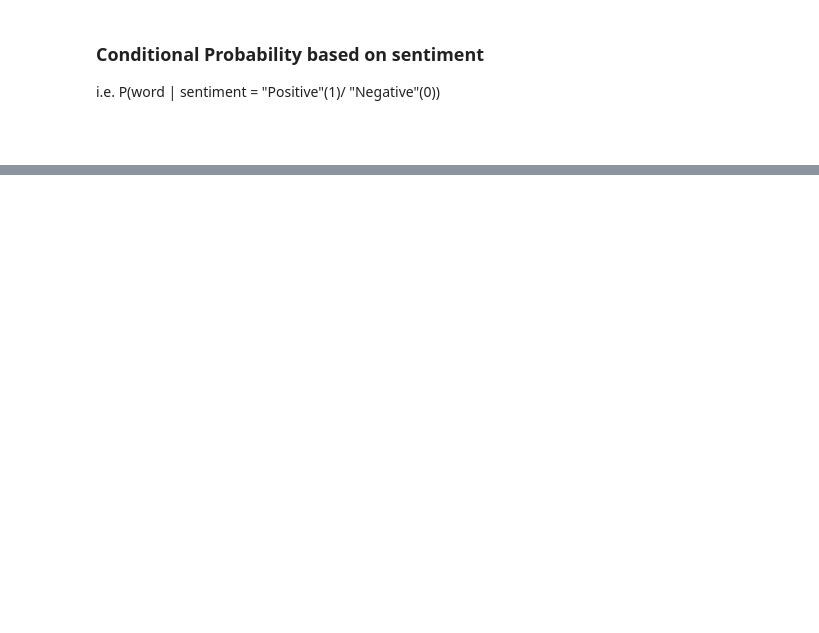
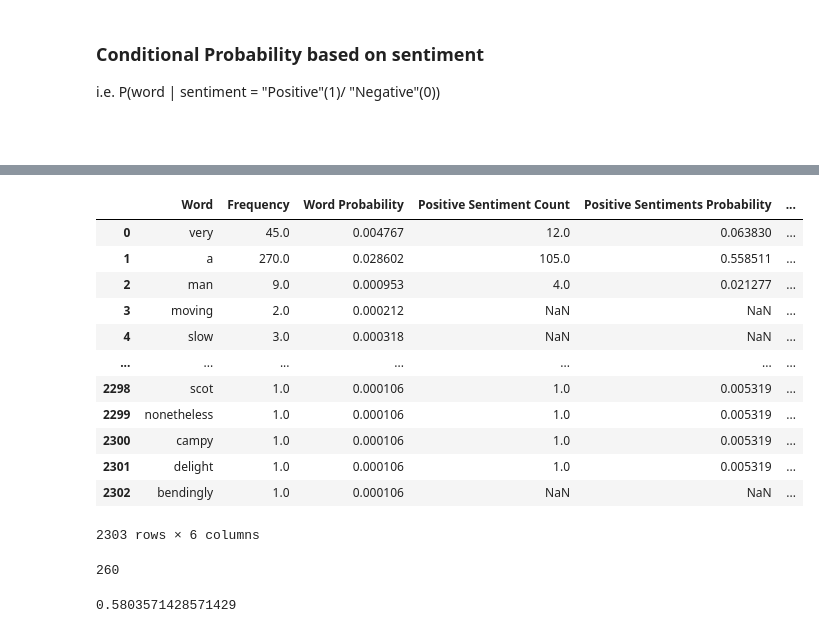
Before and after one commit to VighneshS/sentiment_prediction, a Jupyter notebook: sentiment_prediction.ipynb, the cells around one changed output, grey strips where cells are left out. Cells and saved outputs as stored; diff of their text form; code cells hidden in the pictures; blank space fills up the shorter version.

```diff
--- a/sentiment_prediction.ipynb
+++ b/sentiment_prediction.ipynb
@@ -128,0 +132,3 @@ word_probability
+# %%
+vocabulary['Word Probability'] = vocabulary["Frequency"].div(total_words)
+vocabulary
@@ -203,0 +154,5 @@ negative_word_probability
+# %%
+positive_sentiments = train[train['Sentiment'] == 1]
+positive_vocabulary = get_word_count(positive_sentiments, "Positive Sentiment Count")
+vocabulary = vocabulary.merge(positive_vocabulary, how='left', on='Word')
+vocabulary
@@ -203,0 +173,3 @@ negative_word_probability
+# %%
+total_positive_words = positive_sentiments.count(axis=0)['Sentiment']
+total_positive_words
@@ -203,0 +183,3 @@ negative_word_probability
+# %%
+vocabulary['Positive Sentiments Probability'] = vocabulary['Positive Sentiment Count'].div(total_positive_words)
+vocabulary
@@ -203,0 +200,29 @@ negative_word_probability
+# %%
+negative_sentiments = train[train['Sentiment'] == 0]
+negative_vocabulary = get_word_count(negative_sentiments, "Negative Sentiment Count")
+vocabulary = vocabulary.merge(negative_vocabulary, how='left', on='Word')
+vocabulary
+# %% [output]
+|  | Word | Frequency | Word Probability | Positive Sentiment Count | Positive Sentiments Probability | ... |
+| 0 | very | 45.0 | 0.004767 | 12.0 | 0.063830 | ... |
+| 1 | a | 270.0 | 0.028602 | 105.0 | 0.558511 | ... |
+| 2 | man | 9.0 | 0.000953 | 4.0 | 0.021277 | ... |
+| 3 | moving | 2.0 | 0.000212 | NaN | NaN | ... |
+| 4 | slow | 3.0 | 0.000318 | NaN | NaN | ... |
+| ... | ... | ... | ... | ... | ... | ... |
+| 2298 | scot | 1.0 | 0.000106 | 1.0 | 0.005319 | ... |
+| 2299 | nonetheless | 1.0 | 0.000106 | 1.0 | 0.005319 | ... |
+| 2300 | campy | 1.0 | 0.000106 | 1.0 | 0.005319 | ... |
+| 2301 | delight | 1.0 | 0.000106 | 1.0 | 0.005319 | ... |
+| 2302 | bendingly | 1.0 | 0.000106 | NaN | NaN | ... |
+2303 rows × 6 columns
+# %%
+total_negative_words = negative_sentiments.count(axis=0)['Sentiment']
+total_negative_words
+# %% [output]
+260
+# %%
+probability_of_negative_sentiments = total_negative_words / total_sentiments
+probability_of_negative_sentiments
+# %% [output]
+0.5803571428571429
```
Also changed, not shown: parts of 30 cells of this notebook.
